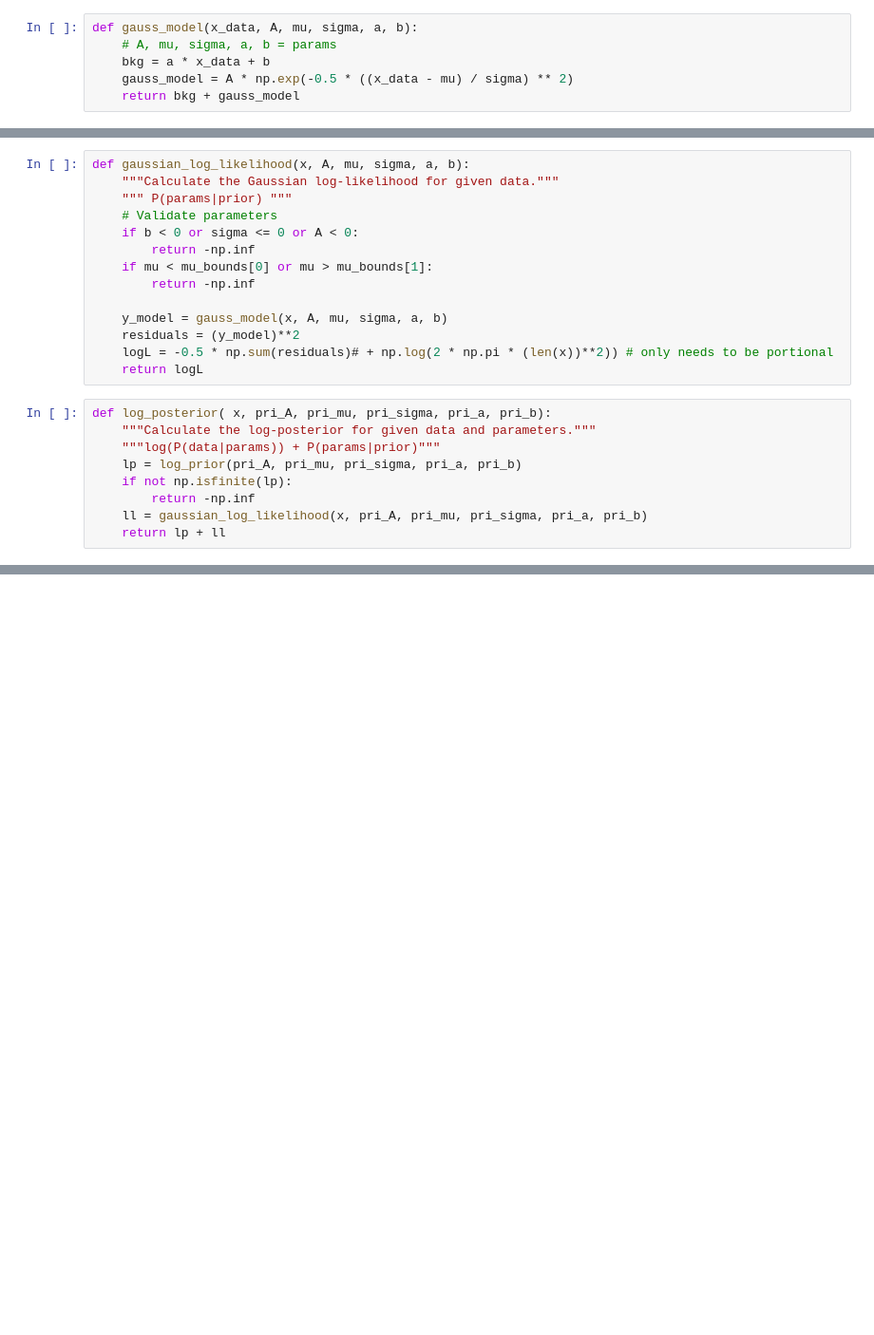
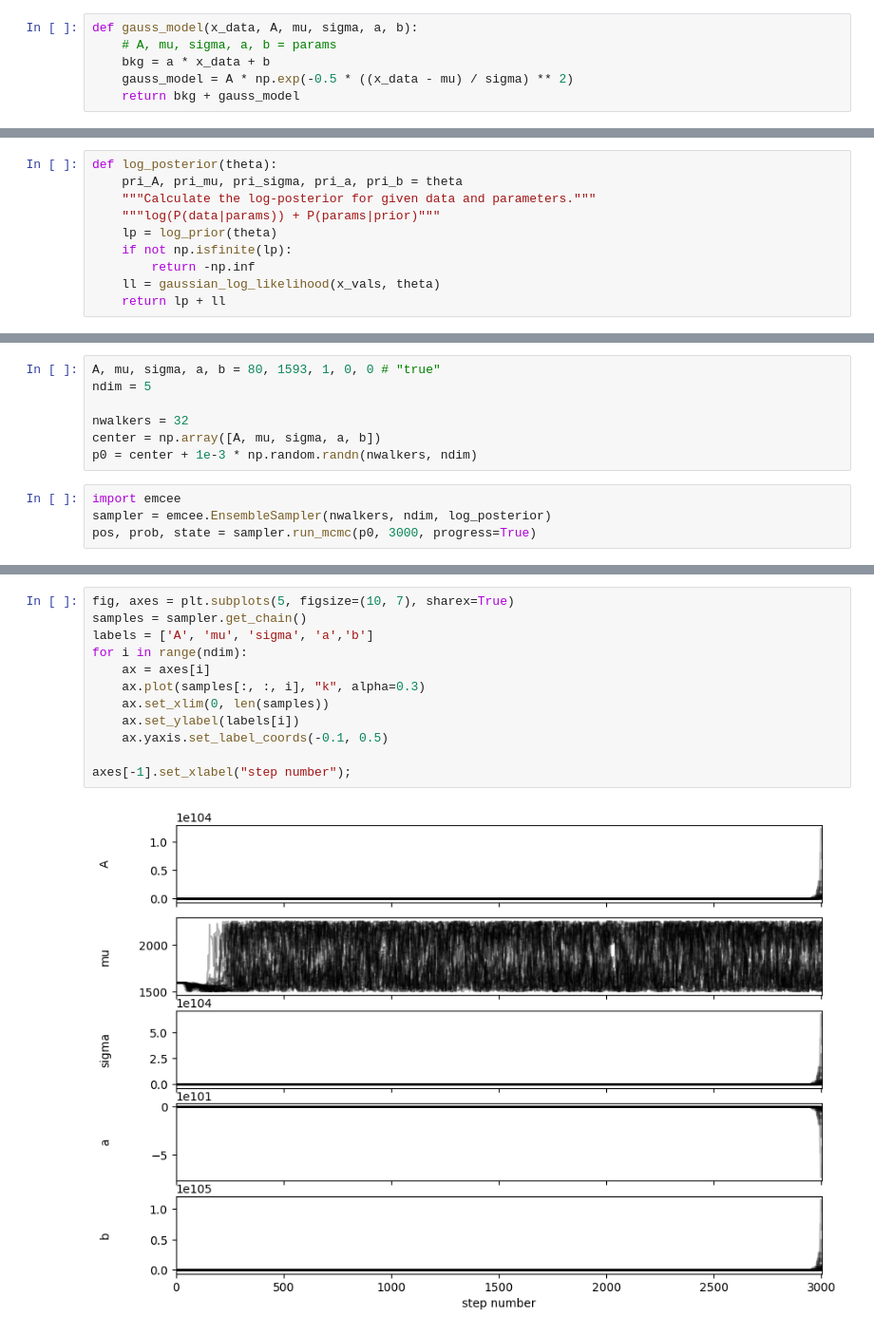
Before and after one commit to TangyKiwi/DSC-291-Final-Project, a Jupyter notebook: scripts/bayesianfit_Nate.ipynb, the cells around one changed output, grey strips where cells are left out. Shown at 95% size. Cells and saved outputs as stored; diff of their text form; blank space fills up the shorter version.

```diff
--- a/scripts/bayesianfit_Nate.ipynb
+++ b/scripts/bayesianfit_Nate.ipynb
@@ -30,24 +41,11 @@ def gaussian_log_likelihood(x, y, A, mu, sigma, a, b):
     return logL
-# %%
-def gaussian_log_likelihood(x, A, mu, sigma, a, b):
-    """Calculate the Gaussian log-likelihood for given data."""
-    """ P(params|prior) """
-    # Validate parameters
-    if b < 0 or sigma <= 0 or A < 0:
-        return -np.inf
-    if mu < mu_bounds[0] or mu > mu_bounds[1]:
-        return -np.inf
-
-    y_model = gauss_model(x, A, mu, sigma, a, b)
-    residuals = (y_model)**2
-    logL = -0.5 * np.sum(residuals)# + np.log(2 * np.pi * (len(x))**2)) # only needs to be portional
-    return logL
 # %%
-def log_posterior( x, pri_A, pri_mu, pri_sigma, pri_a, pri_b):
+def log_posterior(theta):
+    pri_A, pri_mu, pri_sigma, pri_a, pri_b = theta
     """Calculate the log-posterior for given data and parameters."""
     """log(P(data|params)) + P(params|prior)"""
-    lp = log_prior(pri_A, pri_mu, pri_sigma, pri_a, pri_b)
+    lp = log_prior(theta)
     if not np.isfinite(lp):
         return -np.inf
-    ll = gaussian_log_likelihood(x, pri_A, pri_mu, pri_sigma, pri_a, pri_b)
+    ll = gaussian_log_likelihood(x_vals, theta)
     return lp + ll
@@ -250,0 +52,11 @@ plt.scatter(x, y)
+# %%
+A, mu, sigma, a, b = 80, 1593, 1, 0, 0 # "true"
+ndim = 5
+
+nwalkers = 32
+center = np.array([A, mu, sigma, a, b])
+p0 = center + 1e-3 * np.random.randn(nwalkers, ndim)
+# %%
+import emcee
+sampler = emcee.EnsembleSampler(nwalkers, ndim, log_posterior)
+pos, prob, state = sampler.run_mcmc(p0, 3000, progress=True)
@@ -250,0 +70,14 @@ plt.scatter(x, y)
+# %%
+fig, axes = plt.subplots(5, figsize=(10, 7), sharex=True)
+samples = sampler.get_chain()
+labels = ['A', 'mu', 'sigma', 'a','b']
+for i in range(ndim):
+    ax = axes[i]
+    ax.plot(samples[:, :, i], "k", alpha=0.3)
+    ax.set_xlim(0, len(samples))
+    ax.set_ylabel(labels[i])
+    ax.yaxis.set_label_coords(-0.1, 0.5)
+
+axes[-1].set_xlabel("step number");
+# %% [output]
+[figure, added]
```
Also changed, not shown: parts of 12 cells of this notebook.
